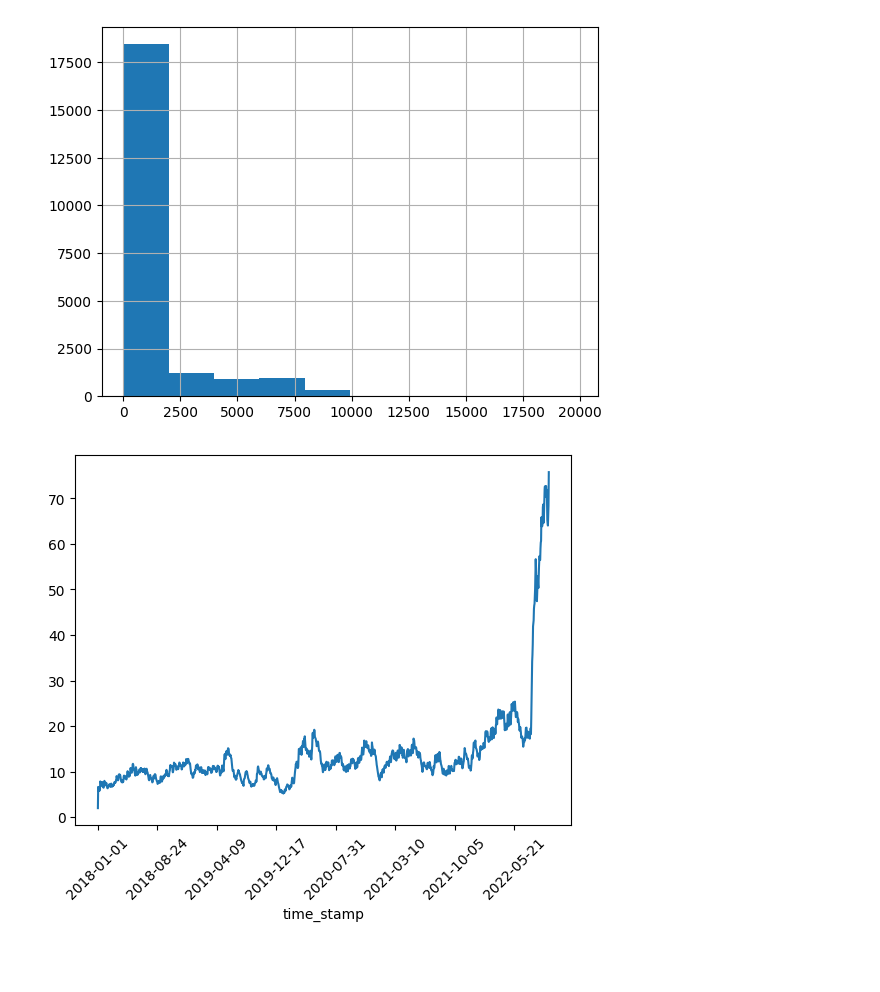
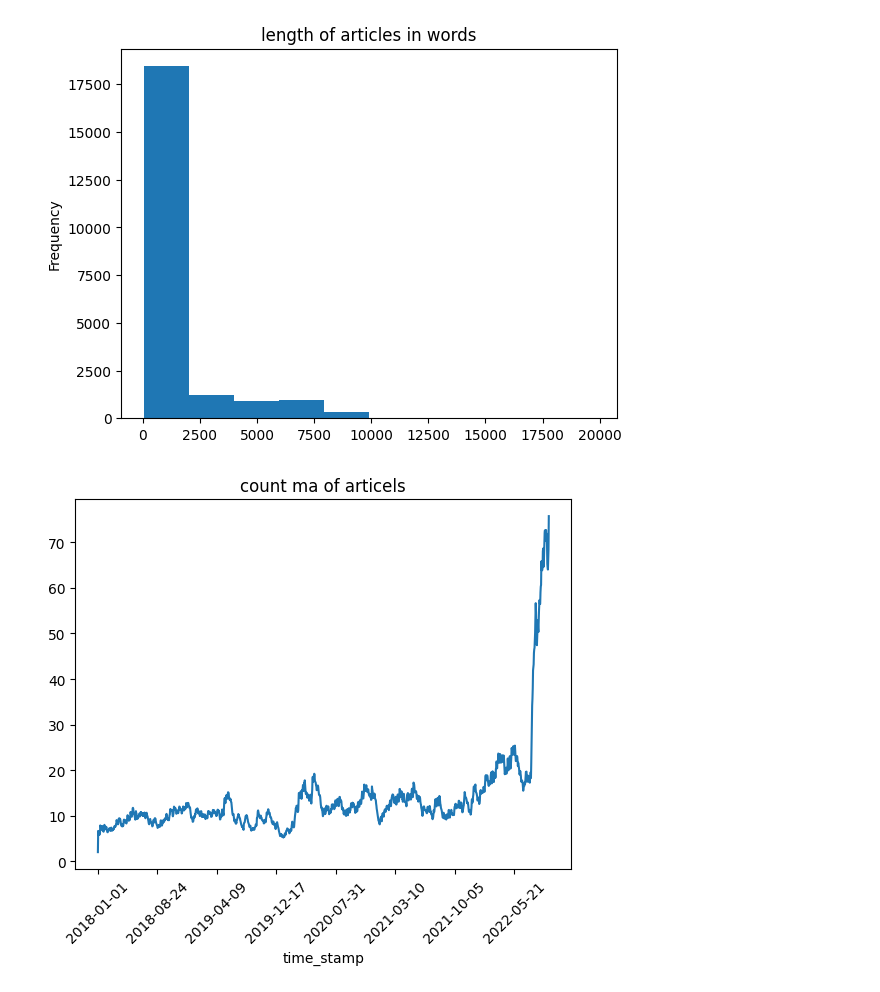
Before and after one commit to tim-roethig-db/masters-thesis, a Jupyter notebook: topic_modeling.ipynb, the cells around one changed output. Cells and saved outputs as stored; diff of their text form; code cells hidden in the pictures; blank space fills up the shorter version.

```diff
--- a/topic_modeling.ipynb
+++ b/topic_modeling.ipynb
@@ -23,13 +24,14 @@ warnings.filterwarnings(action='once')
 pd.options.display.max_columns = 40
 # %%
-%%time
 articles = pd.read_csv(
     './data/articles_prep.csv',
     delimiter=';'
 )
 articles = articles.dropna(
     subset=['time_stamp', 'company', 'title', 'text']
-)#.head(1000)
+).sample(
+    frac=1
+)#.head(1000).reset_index(drop=True)
 
 display(articles)
 
@@ -56,30 +56,29 @@ Wall time: 2.25 s
 # %%
-%%time
-%%capture --no-display
-articles['length'].hist()
+articles['length'].plot(
+    kind='hist',
+    title='length of articles in words'
+)
 plt.show()
-#articles = articles[articles['length'] < 2000]
-#articles['length'].hist()
-
-
 """
 articles_string = articles['text'].to_list()
 articles_string = ' '.join(articles_string)
 articles_string = articles_string.lower()
 articles_string = articles_string.translate(str.maketrans('', '', punctuation))
 articles_string = ' '.join(articles_string.split())
 
 wordcloud = WordCloud(width=2000, height=1000)
 wordcloud.generate(articles_string)
 plt.figure(figsize=(10,5))
 plt.imshow(wordcloud, interpolation='bilinear')
 plt.axis("off")
 plt.show()
 """
-
-articles.groupby('time_stamp')['text'].count().ewm(halflife=10).mean().plot()
+articles.groupby('time_stamp')['text'].count().ewm(halflife=10).mean().plot(
+    kind='line',
+    title='count ma of articels'
+)
 plt.xticks(rotation = 45)
 plt.show()
 # %% [output]
-[figure, old version]
+[figure, new version]
-[figure, old version]
+[figure, new version]
```
Also changed, not shown: parts of 12 cells of this notebook, 1 other file.
